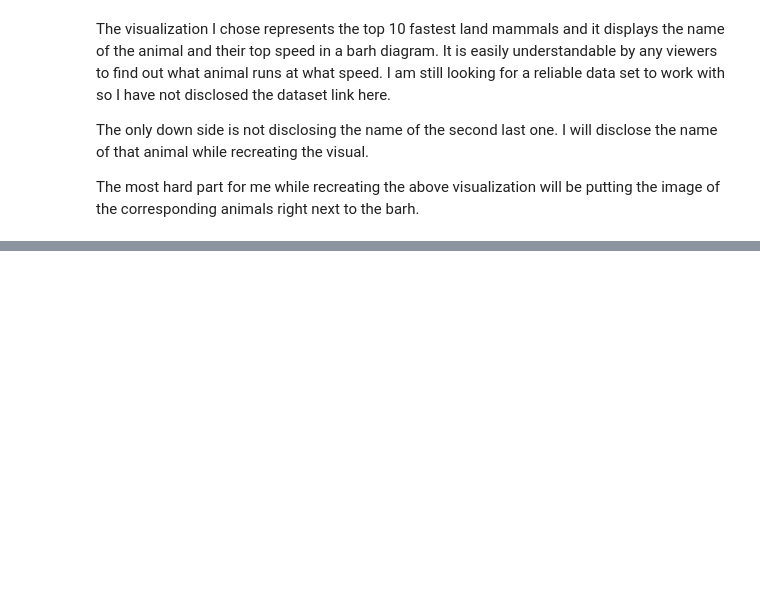
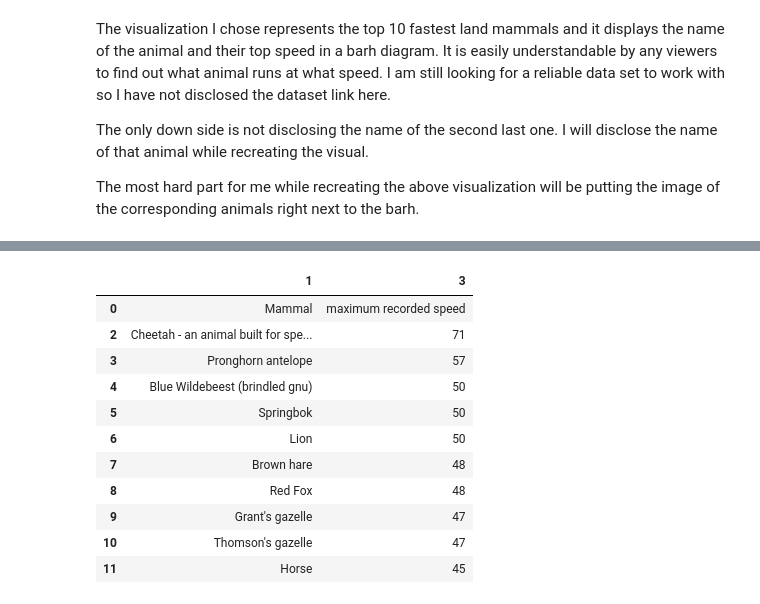
Before and after one commit to Nissun662/Data-Visual, a Jupyter notebook: Recreating_Initialization.ipynb, the cells around one changed output, grey strips where cells are left out. Saved outputs shown, nothing was run; the diff lists cells and outputs as text; code cells hidden in the pictures; blank space fills up the shorter version.

```diff
--- a/Recreating_Initialization.ipynb
+++ b/Recreating_Initialization.ipynb
@@ -50,0 +51,3 @@ FileNotFoundError: ignored
+# %%
+# dropping kph column
+df = df.drop(labels=2,axis=1)
@@ -50,0 +60,15 @@ FileNotFoundError: ignored
+# %%
+df
+# %% [output]
+|  | 1 | 3 |
+| 0 | Mammal | maximum recorded speed |
+| 2 | Cheetah - an animal built for spe... | 71 |
+| 3 | Pronghorn antelope | 57 |
+| 4 | Blue Wildebeest (brindled gnu) | 50 |
+| 5 | Springbok | 50 |
+| 6 | Lion | 50 |
+| 7 | Brown hare | 48 |
+| 8 | Red Fox | 48 |
+| 9 | Grant's gazelle | 47 |
+| 10 | Thomson's gazelle | 47 |
+| 11 | Horse | 45 |
```
Also changed, not shown: parts of 11 cells of this notebook.
